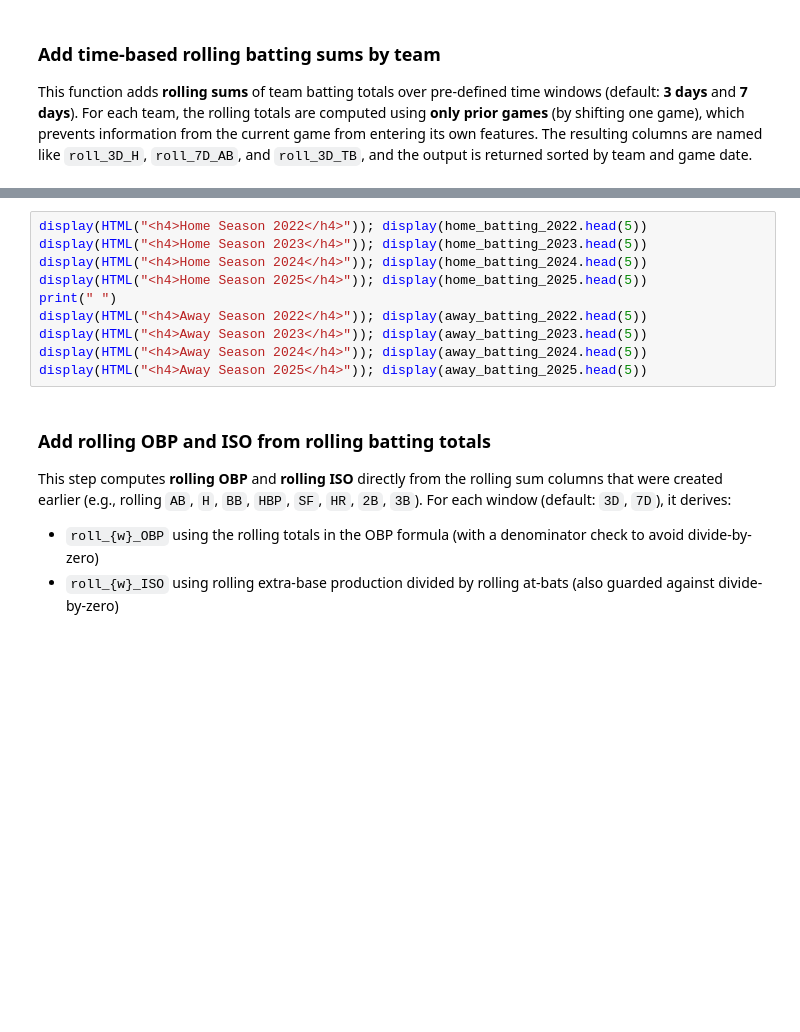
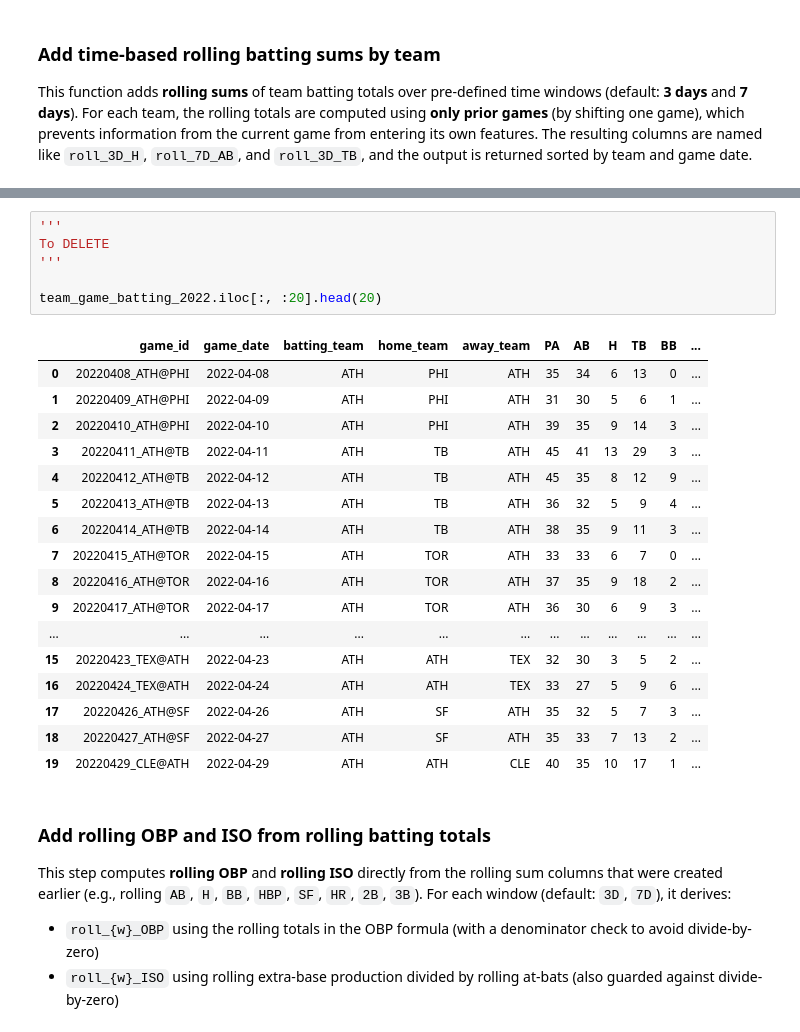
Before and after one commit to Sam-Gartenstein/mlb-win-prediction, a Jupyter notebook: Game Preprocessing.ipynb, the cells around one changed output, grey strips where cells are left out. Saved outputs shown, nothing was run; the diff lists cells and outputs as text; blank space fills up the shorter version.

```diff
--- a/Game Preprocessing.ipynb
+++ b/Game Preprocessing.ipynb
@@ -1894,13 +1859,27 @@ for y in range(2022, 2026):
 # %%
-display(HTML("<h4>Home Season 2022</h4>")); display(home_batting_2022.head(5))
-display(HTML("<h4>Home Season 2023</h4>")); display(home_batting_2023.head(5))
-display(HTML("<h4>Home Season 2024</h4>")); display(home_batting_2024.head(5))
-display(HTML("<h4>Home Season 2025</h4>")); display(home_batting_2025.head(5))
-print(" ")
-display(HTML("<h4>Away Season 2022</h4>")); display(away_batting_2022.head(5))
-display(HTML("<h4>Away Season 2023</h4>")); display(away_batting_2023.head(5))
-display(HTML("<h4>Away Season 2024</h4>")); display(away_batting_2024.head(5))
-display(HTML("<h4>Away Season 2025</h4>")); display(away_batting_2025.head(5))
+'''
+To DELETE
+'''
+
+team_game_batting_2022.iloc[:, :20].head(20)
+# %% [output]
+|  | game_id | game_date | batting_team | home_team | away_team | PA | AB | H | TB | BB | ... |
+| 0 | 20220408_ATH@PHI | 2022-04-08 | ATH | PHI | ATH | 35 | 34 | 6 | 13 | 0 | ... |
+| 1 | 20220409_ATH@PHI | 2022-04-09 | ATH | PHI | ATH | 31 | 30 | 5 | 6 | 1 | ... |
+| 2 | 20220410_ATH@PHI | 2022-04-10 | ATH | PHI | ATH | 39 | 35 | 9 | 14 | 3 | ... |
+| 3 | 20220411_ATH@TB | 2022-04-11 | ATH | TB | ATH | 45 | 41 | 13 | 29 | 3 | ... |
+| 4 | 20220412_ATH@TB | 2022-04-12 | ATH | TB | ATH | 45 | 35 | 8 | 12 | 9 | ... |
+| 5 | 20220413_ATH@TB | 2022-04-13 | ATH | TB | ATH | 36 | 32 | 5 | 9 | 4 | ... |
+| 6 | 20220414_ATH@TB | 2022-04-14 | ATH | TB | ATH | 38 | 35 | 9 | 11 | 3 | ... |
+| 7 | 20220415_ATH@TOR | 2022-04-15 | ATH | TOR | ATH | 33 | 33 | 6 | 7 | 0 | ... |
+| 8 | 20220416_ATH@TOR | 2022-04-16 | ATH | TOR | ATH | 37 | 35 | 9 | 18 | 2 | ... |
+| 9 | 20220417_ATH@TOR | 2022-04-17 | ATH | TOR | ATH | 36 | 30 | 6 | 9 | 3 | ... |
+| ... | ... | ... | ... | ... | ... | ... | ... | ... | ... | ... | ... |
+| 15 | 20220423_TEX@ATH | 2022-04-23 | ATH | ATH | TEX | 32 | 30 | 3 | 5 | 2 | ... |
+| 16 | 20220424_TEX@ATH | 2022-04-24 | ATH | ATH | TEX | 33 | 27 | 5 | 9 | 6 | ... |
+| 17 | 20220426_ATH@SF | 2022-04-26 | ATH | SF | ATH | 35 | 32 | 5 | 7 | 3 | ... |
+| 18 | 20220427_ATH@SF | 2022-04-27 | ATH | SF | ATH | 35 | 33 | 7 | 13 | 2 | ... |
+| 19 | 20220429_CLE@ATH | 2022-04-29 | ATH | ATH | CLE | 40 | 35 | 10 | 17 | 1 | ... |
 # %% [markdown]
 ### Add rolling OBP and ISO from rolling batting totals
 
```
Also changed, not shown: parts of 47 cells of this notebook.
